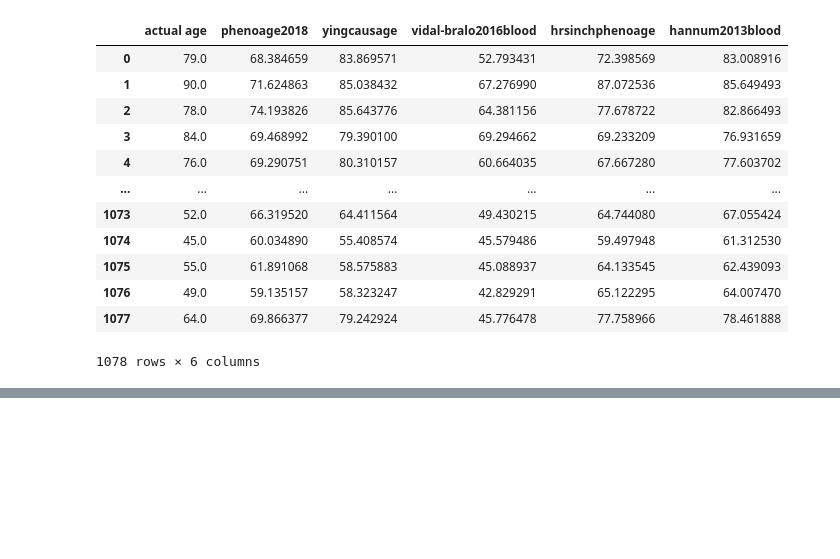
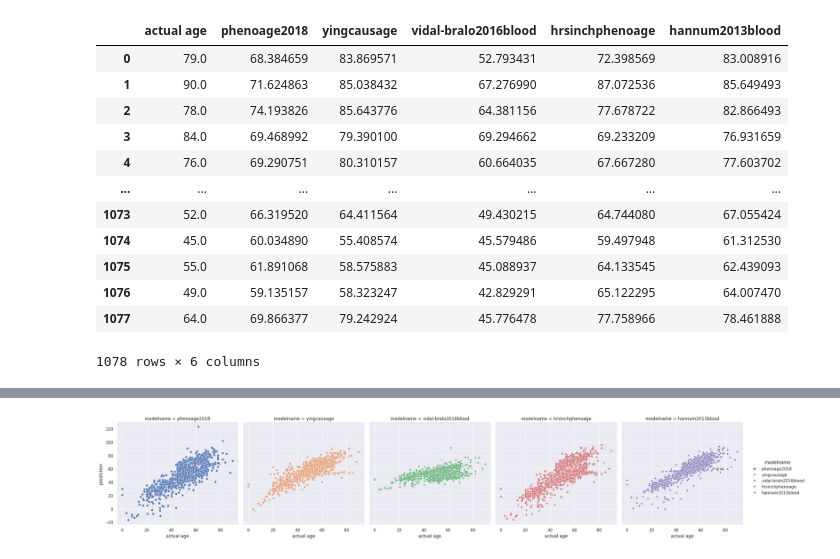
Before and after one commit to ComputationalAgingLab/ComputAge, a Jupyter notebook: lin_models_estimation.ipynb, the cells around one changed output, grey strips where cells are left out. Cells and saved outputs as stored; diff of their text form; code cells hidden in the pictures; blank space fills up the shorter version.

```diff
--- a/lin_models_estimation.ipynb
+++ b/lin_models_estimation.ipynb
@@ -182,0 +181,8 @@ y_reset
+# %%
+#fig, ax = plt.subplots(figsize = (10, 10))
+sns.set_theme(rc={'figure.figsize':(11.7,8.27)})
+sns.relplot(data=dfm, y='prediction', x = 'actual age', hue='modelname', style='modelname',col='modelname')
+ax.set_xlim(1, 120)
+plt.show()
+# %% [output]
+[figure, added]
```
Also changed, not shown: parts of 8 cells of this notebook, 1 other file.
